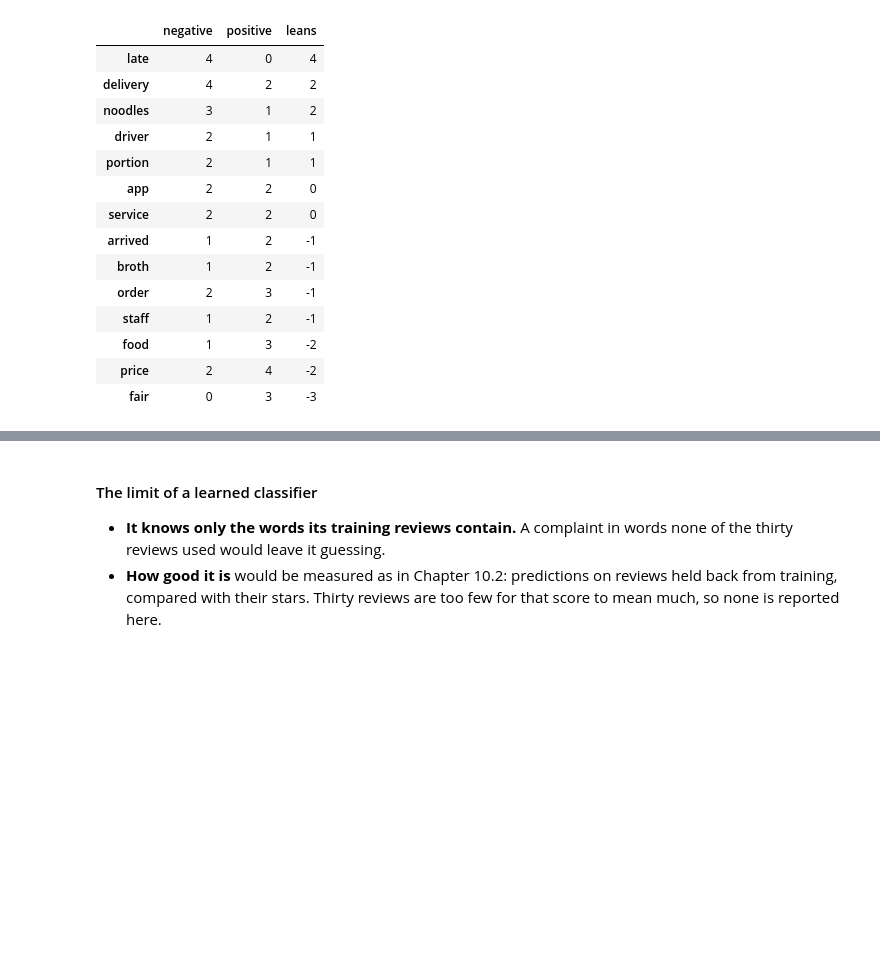
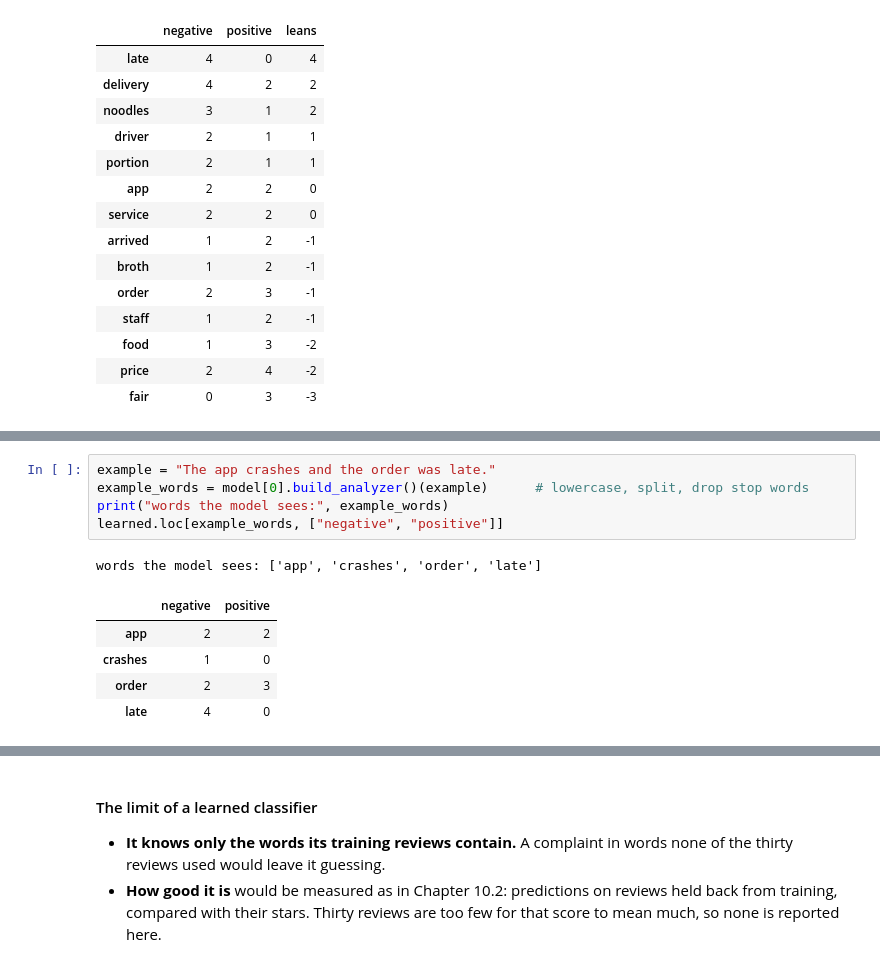
Before and after one commit to payakorn/888102-student, a Jupyter notebook: ch12_3_Types_of_Sentiment_Analysis.ipynb, the cells around one changed output, grey strips where cells are left out. Saved outputs shown, nothing was run; the diff lists cells and outputs as text; blank space fills up the shorter version.

```diff
--- a/ch12_3_Types_of_Sentiment_Analysis.ipynb
+++ b/ch12_3_Types_of_Sentiment_Analysis.ipynb
@@ -553,0 +578,12 @@ learned[learned[["negative", "positive"]].sum(axis=1) >= 3].sort_values("leans",
+# %%
+example = "The app crashes and the order was late."
+example_words = model[0].build_analyzer()(example)      # lowercase, split, drop stop words
+print("words the model sees:", example_words)
+learned.loc[example_words, ["negative", "positive"]]
+# %% [output]
+words the model sees: ['app', 'crashes', 'order', 'late']
+|  | negative | positive |
+| app | 2 | 2 |
+| crashes | 1 | 0 |
+| order | 2 | 3 |
+| late | 4 | 0 |
```
Also changed, not shown: parts of 5 cells of this notebook.
